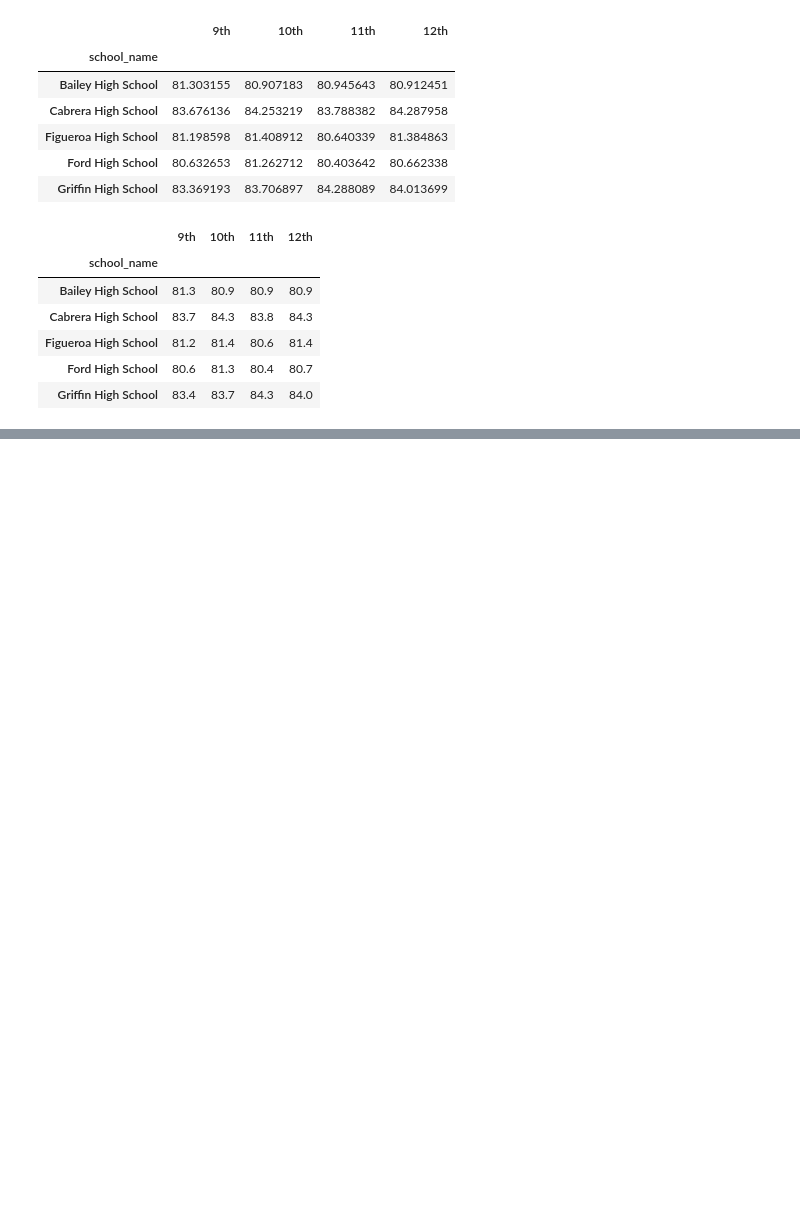
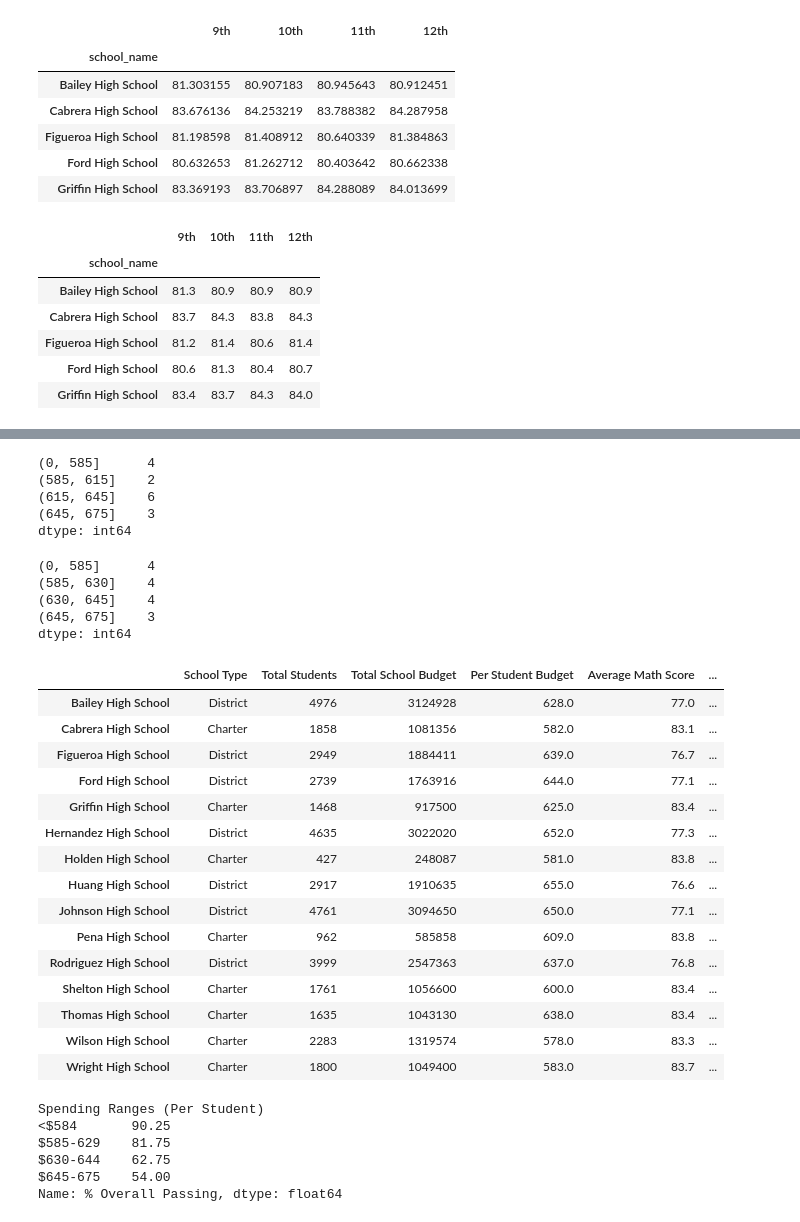
Before and after one commit to anupoonja/School_District_Analysis, a Jupyter notebook: PyCitySchools.ipynb, the cells around one changed output, grey strips where cells are left out. Cells and saved outputs as stored; diff of their text form; code cells hidden in the pictures; blank space fills up the shorter version.

```diff
--- a/PyCitySchools.ipynb
+++ b/PyCitySchools.ipynb
@@ -886,0 +572,65 @@ reading_scores_by_grade.head()
+# %%
+# Cut the per_school_capita into the spending ranges.
+spending_bins = [0, 585, 615, 645, 675]
+per_school_capita.groupby(pd.cut(per_school_capita, spending_bins)).count()
+# %% [output]
+(0, 585]      4
+(585, 615]    2
+(615, 645]    6
+(645, 675]    3
+dtype: int64
+# %%
+# Cut the per_school_capita into the spending ranges.
+spending_bins = [0, 585, 630, 645, 675]
+per_school_capita.groupby(pd.cut(per_school_capita, spending_bins)).count()
+# %% [output]
+(0, 585]      4
+(585, 630]    4
+(630, 645]    4
+(645, 675]    3
+dtype: int64
+# %%
+# Establish the spending bins and group names.
+spending_bins = [0, 585, 630, 645, 675]
+group_names = ["<$584", "$585-629", "$630-644", "$645-675"]
+# %%
+# Categorize spending based on the bins.
+per_school_summary_df["Spending Ranges (Per Student)"] = pd.cut(per_school_capita, spending_bins, labels=group_names)
+per_school_summary_df
+# %% [output]
+|  | School Type | Total Students | Total School Budget | Per Student Budget | Average Math Score | ... |
+| Bailey High School | District | 4976 | 3124928 | 628.0 | 77.0 | ... |
+| Cabrera High School | Charter | 1858 | 1081356 | 582.0 | 83.1 | ... |
+| Figueroa High School | District | 2949 | 1884411 | 639.0 | 76.7 | ... |
+| Ford High School | District | 2739 | 1763916 | 644.0 | 77.1 | ... |
+| Griffin High School | Charter | 1468 | 917500 | 625.0 | 83.4 | ... |
+| Hernandez High School | District | 4635 | 3022020 | 652.0 | 77.3 | ... |
+| Holden High School | Charter | 427 | 248087 | 581.0 | 83.8 | ... |
+| Huang High School | District | 2917 | 1910635 | 655.0 | 76.6 | ... |
+| Johnson High School | District | 4761 | 3094650 | 650.0 | 77.1 | ... |
+| Pena High School | Charter | 962 | 585858 | 609.0 | 83.8 | ... |
+| Rodriguez High School | District | 3999 | 2547363 | 637.0 | 76.8 | ... |
+| Shelton High School | Charter | 1761 | 1056600 | 600.0 | 83.4 | ... |
+| Thomas High School | Charter | 1635 | 1043130 | 638.0 | 83.4 | ... |
+| Wilson High School | Charter | 2283 | 1319574 | 578.0 | 83.3 | ... |
+| Wright High School | Charter | 1800 | 1049400 | 583.0 | 83.7 | ... |
+# %%
+# Calculate averages for the desired columns.
+
+spending_math_scores = per_school_summary_df.groupby(["Spending Ranges (Per Student)"]).mean()["Average Math Score"]
+
+spending_reading_scores = per_school_summary_df.groupby(["Spending Ranges (Per Student)"]).mean()["Average Reading Score"]
+
+spending_passing_math = per_school_summary_df.groupby(["Spending Ranges (Per Student)"]).mean()["% Passing Math"]
+
+spending_passing_reading = per_school_summary_df.groupby(["Spending Ranges (Per Student)"]).mean()["% Passing Reading"]
+
+overall_passing_spending = per_school_summary_df.groupby(["Spending Ranges (Per Student)"]).mean()["% Overall Passing"]
+overall_passing_spending
+# %% [output]
+Spending Ranges (Per Student)
+<$584       90.25
+$585-629    81.75
+$630-644    62.75
+$645-675    54.00
+Name: % Overall Passing, dtype: float64
```
Also changed, not shown: parts of 69 cells of this notebook.
